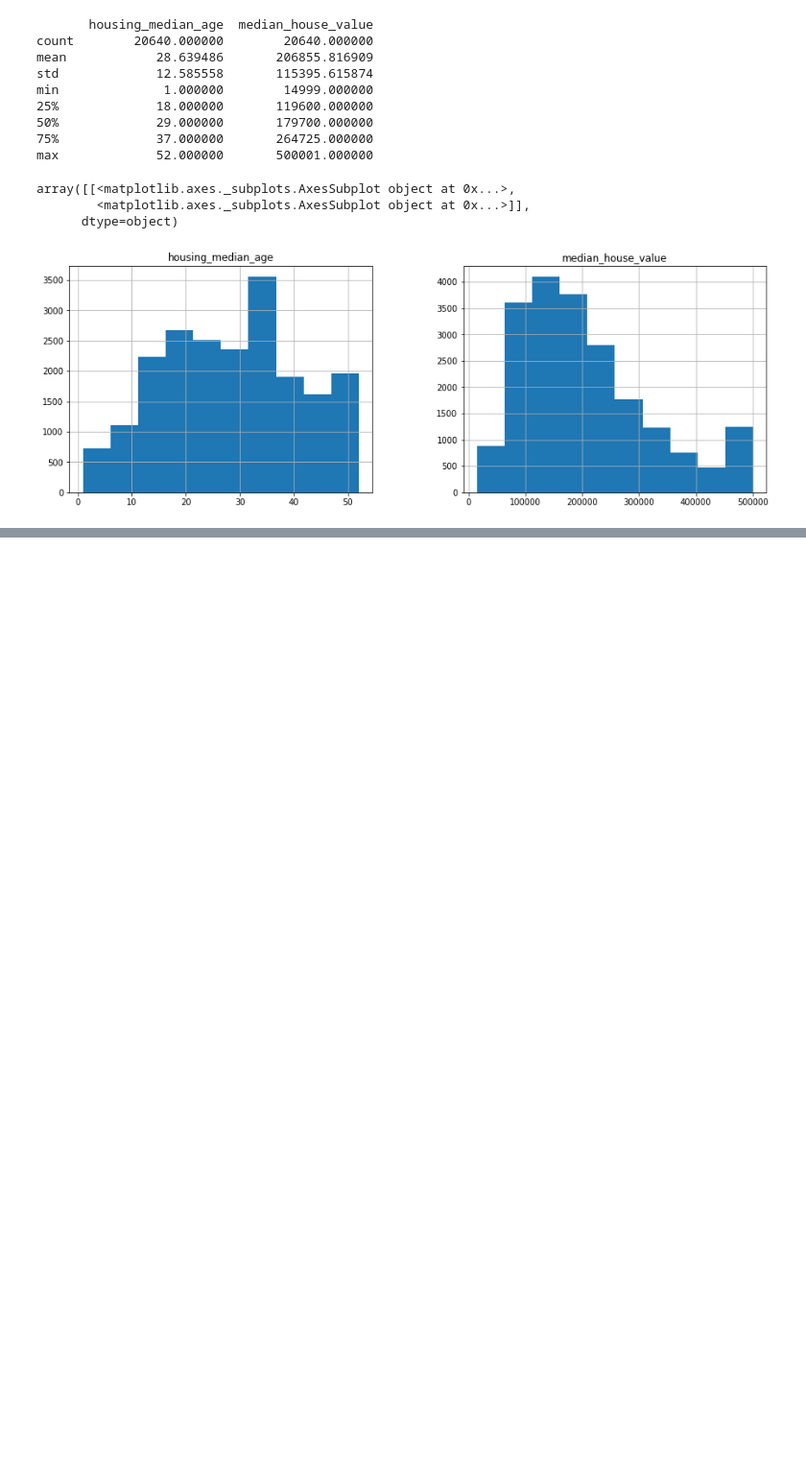
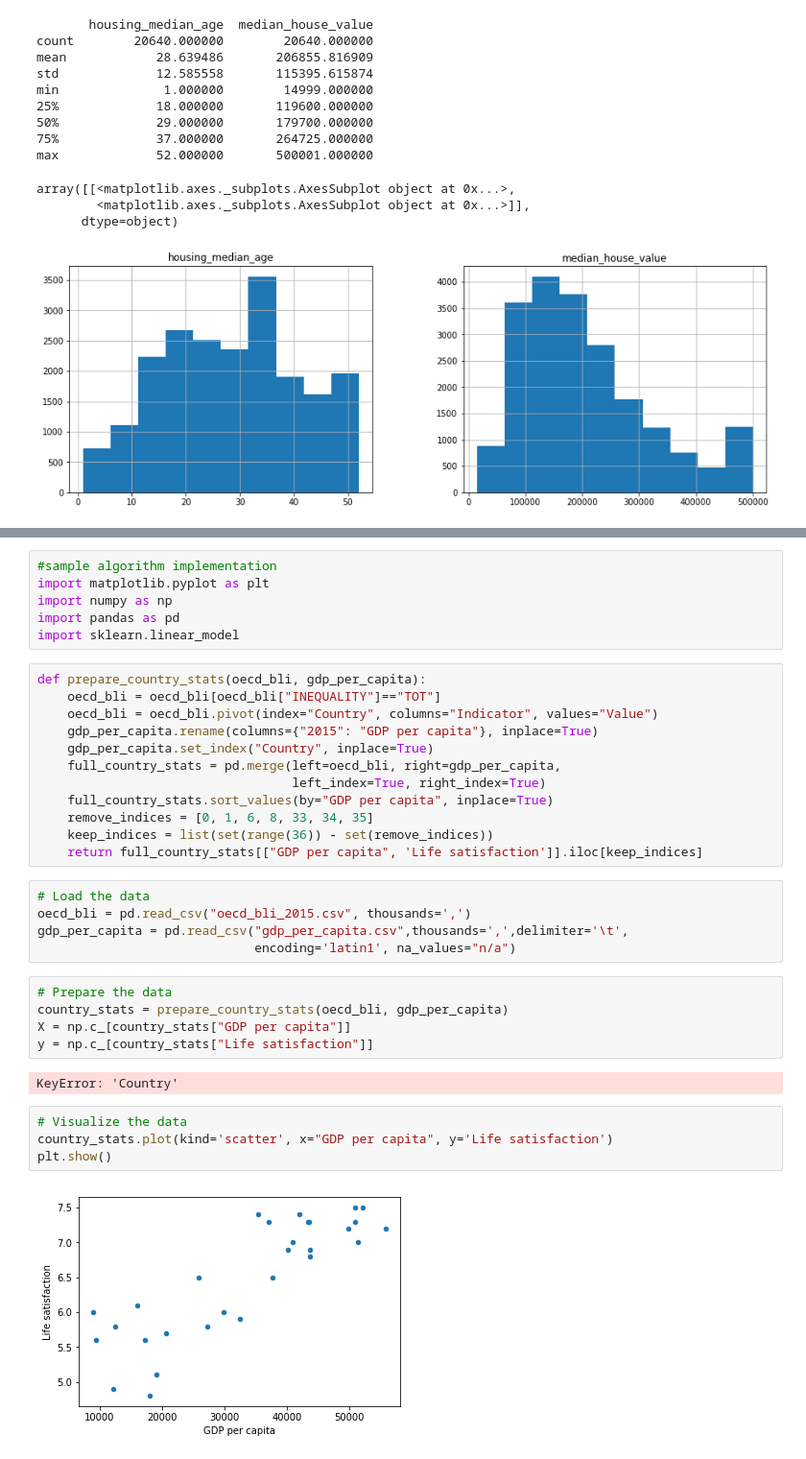
Before and after one commit to pujithareddy554/Kaggle-Titanic-dataset, a Jupyter notebook: samplepython.ipynb, the cells around one changed output, grey strips where cells are left out. Shown: that part at 96% size. Cells and saved outputs as stored; diff of their text form; blank space fills up the shorter version.

```diff
--- a/samplepython.ipynb
+++ b/samplepython.ipynb
@@ -121,0 +272,36 @@ array([[<matplotlib.axes._subplots.AxesSubplot object at 0x...>,
+# %%
+#sample algorithm implementation
+import matplotlib.pyplot as plt
+import numpy as np
+import pandas as pd
+import sklearn.linear_model
+# %%
+def prepare_country_stats(oecd_bli, gdp_per_capita):
+    oecd_bli = oecd_bli[oecd_bli["INEQUALITY"]=="TOT"]
+    oecd_bli = oecd_bli.pivot(index="Country", columns="Indicator", values="Value")
+    gdp_per_capita.rename(columns={"2015": "GDP per capita"}, inplace=True)
+    gdp_per_capita.set_index("Country", inplace=True)
+    full_country_stats = pd.merge(left=oecd_bli, right=gdp_per_capita,
+                                  left_index=True, right_index=True)
+    full_country_stats.sort_values(by="GDP per capita", inplace=True)
+    remove_indices = [0, 1, 6, 8, 33, 34, 35]
+    keep_indices = list(set(range(36)) - set(remove_indices))
+    return full_country_stats[["GDP per capita", 'Life satisfaction']].iloc[keep_indices]
+# %%
+# Load the data
+oecd_bli = pd.read_csv("oecd_bli_2015.csv", thousands=',')
+gdp_per_capita = pd.read_csv("gdp_per_capita.csv",thousands=',',delimiter='\t',
+                             encoding='latin1', na_values="n/a")
+# %%
+# Prepare the data
+country_stats = prepare_country_stats(oecd_bli, gdp_per_capita)
+X = np.c_[country_stats["GDP per capita"]]
+y = np.c_[country_stats["Life satisfaction"]]
+# %% [output]
+KeyError: 'Country'
+# %%
+# Visualize the data
+country_stats.plot(kind='scatter', x="GDP per capita", y='Life satisfaction')
+plt.show()
+# %% [output]
+[figure, added]
```
Also changed, not shown: parts of 20 cells of this notebook, 6 other files.
